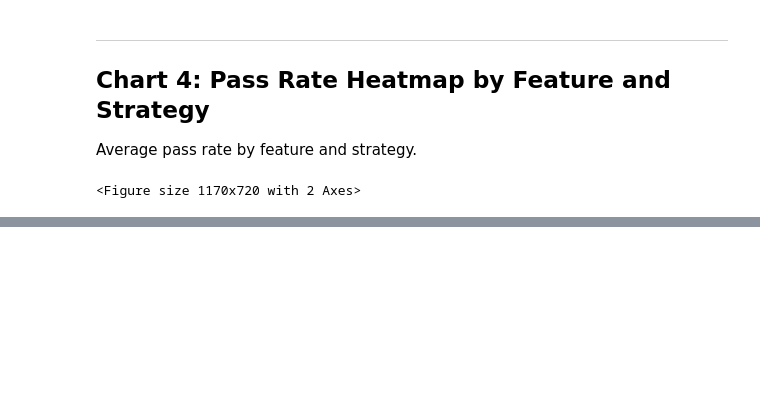
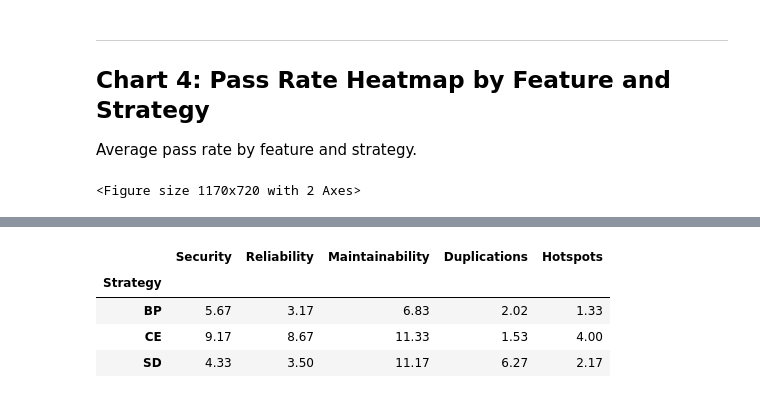
Before and after one commit to PhatchareePuangjai/chatGPT5, a Jupyter notebook: REPORTS/charts.ipynb, the cells around one changed output, grey strips where cells are left out. Cells and saved outputs as stored; diff of their text form; code cells hidden in the pictures; blank space fills up the shorter version.

```diff
--- a/REPORTS/charts.ipynb
+++ b/REPORTS/charts.ipynb
@@ -258,0 +296,38 @@ plt.close(fig)
+# %%
+STRATEGY_COLORS = {"BP": "#e74c3c", "CE": "#3498db", "SD": "#2ecc71"}
+STRATEGY_NAMES = strategy_names
+
+sonar = pd.DataFrame([
+    {"Version": "IMBP01", "Feature": "Inventory Management",   "Strategy": "BP", "Security": 3,  "Reliability": 3,  "Maintainability": 7,  "Duplications": 6.1,  "Hotspots": 0},
+    {"Version": "IMBP02", "Feature": "Inventory Management",   "Strategy": "BP", "Security": 2,  "Reliability": 1,  "Maintainability": 1,  "Duplications": 0.0,  "Hotspots": 0},
+    {"Version": "IMCE01", "Feature": "Inventory Management",   "Strategy": "CE", "Security": 7,  "Reliability": 19, "Maintainability": 27, "Duplications": 0.0,  "Hotspots": 6},
+    {"Version": "IMCE02", "Feature": "Inventory Management",   "Strategy": "CE", "Security": 16, "Reliability": 2,  "Maintainability": 1,  "Duplications": 5.4,  "Hotspots": 4},
+    {"Version": "IMSD01", "Feature": "Inventory Management",   "Strategy": "SD", "Security": 7,  "Reliability": 12, "Maintainability": 15, "Duplications": 2.7,  "Hotspots": 2},
+    {"Version": "IMSD02", "Feature": "Inventory Management",   "Strategy": "SD", "Security": 5,  "Reliability": 0,  "Maintainability": 6,  "Duplications": 13.0, "Hotspots": 2},
+    {"Version": "SCBP01", "Feature": "Shopping Cart",          "Strategy": "BP", "Security": 9,  "Reliability": 9,  "Maintainability": 20, "Duplications": 4.7,  "Hotspots": 2},
+    {"Version": "SCBP02", "Feature": "Shopping Cart",          "Strategy": "BP", "Security": 6,  "Reliability": 2,  "Maintainability": 2,  "Duplications": 0.0,  "Hotspots": 1},
+    {"Version": "SCCE01", "Feature": "Shopping Cart",          "Strategy": "CE", "Security": 8,  "Reliability": 9,  "Maintainability": 11, "Duplications": 3.8,  "Hotspots": 2},
+    {"Version": "SCCE02", "Feature": "Shopping Cart",          "Strategy": "CE", "Security": 9,  "Reliability": 2,  "Maintainability": 1,  "Duplications": 0.0,  "Hotspots": 4},
+    {"Version": "SCSD01", "Feature": "Shopping Cart",          "Strategy": "SD", "Security": 7,  "Reliability": 0,  "Maintainability": 5,  "Duplications": 21.9, "Hotspots": 3},
+    {"Version": "SCSD02", "Feature": "Shopping Cart",          "Strategy": "SD", "Security": 1,  "Reliability": 3,  "Maintainability": 19, "Duplications": 0.0,  "Hotspots": 1},
+    {"Version": "PDBP01", "Feature": "Promotions & Discounts", "Strategy": "BP", "Security": 8,  "Reliability": 1,  "Maintainability": 9,  "Duplications": 1.3,  "Hotspots": 3},
+    {"Version": "PDBP02", "Feature": "Promotions & Discounts", "Strategy": "BP", "Security": 6,  "Reliability": 3,  "Maintainability": 2,  "Duplications": 0.0,  "Hotspots": 2},
+    {"Version": "PDCE01", "Feature": "Promotions & Discounts", "Strategy": "CE", "Security": 6,  "Reliability": 16, "Maintainability": 20, "Duplications": 0.0,  "Hotspots": 4},
+    {"Version": "PDCE02", "Feature": "Promotions & Discounts", "Strategy": "CE", "Security": 9,  "Reliability": 4,  "Maintainability": 8,  "Duplications": 0.0,  "Hotspots": 4},
+    {"Version": "PDSD01", "Feature": "Promotions & Discounts", "Strategy": "SD", "Security": 5,  "Reliability": 6,  "Maintainability": 9,  "Duplications": 0.0,  "Hotspots": 5},
+    {"Version": "PDSD02", "Feature": "Promotions & Discounts", "Strategy": "SD", "Security": 1,  "Reliability": 0,  "Maintainability": 13, "Duplications": 0.0,  "Hotspots": 0},
+])
+
+sonar["Strategy"] = pd.Categorical(sonar["Strategy"], categories=strategy_order, ordered=True)
+sonar["Version"]  = pd.Categorical(sonar["Version"],  categories=version_order, ordered=True)
+sonar = sonar.sort_values("Version").reset_index(drop=True)
+
+# Strategy-level averages (verify against CI_TEST_RESULTS.md)
+sonar_strategy = sonar.groupby("Strategy", observed=False)[["Security","Reliability","Maintainability","Duplications","Hotspots"]].mean().round(2)
+sonar_strategy
+# %% [output]
+|  | Security | Reliability | Maintainability | Duplications | Hotspots |
+| Strategy |  |  |  |  |  |
+| BP | 5.67 | 3.17 | 6.83 | 2.02 | 1.33 |
+| CE | 9.17 | 8.67 | 11.33 | 1.53 | 4.00 |
+| SD | 4.33 | 3.50 | 11.17 | 6.27 | 2.17 |
```
Also changed, not shown: parts of 11 cells of this notebook, 7 other files.
